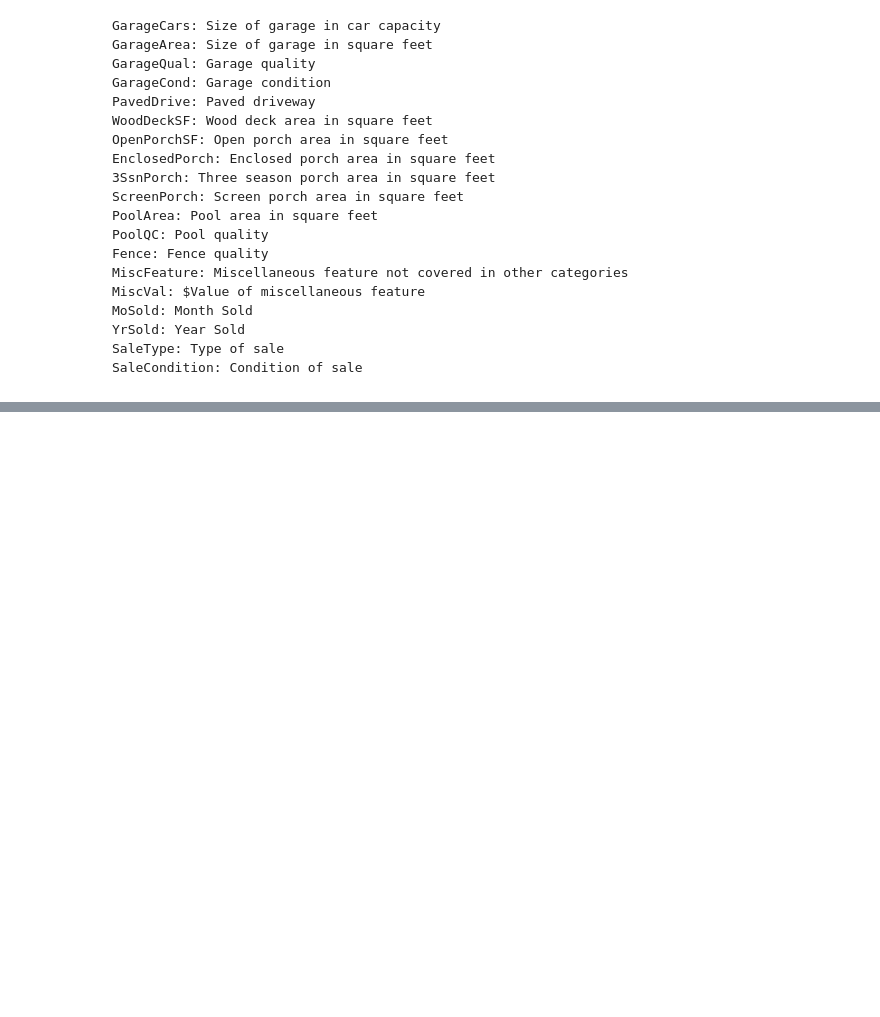
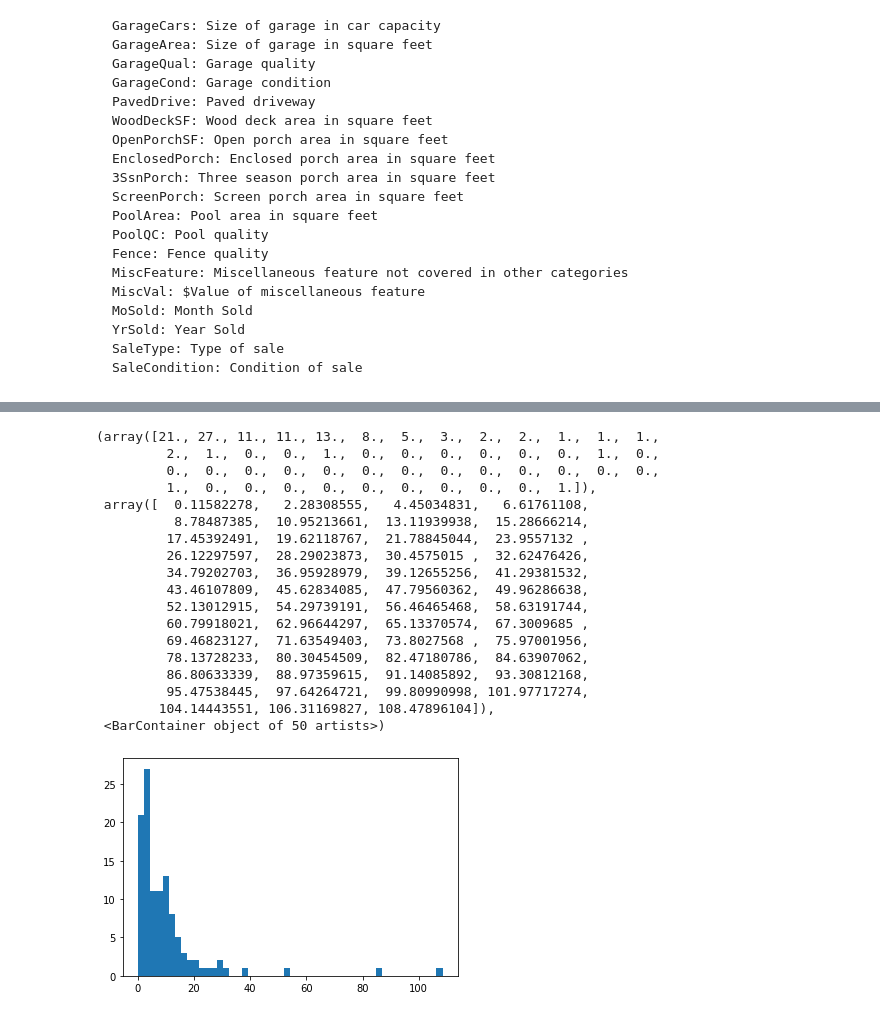
Before and after one commit to cb-ds-1/m3-3-engineering-regression, a Jupyter notebook: workshop.ipynb, the cells around one changed output, grey strips where cells are left out. Drawn from its saved outputs; the diff is of its cells as text; code cells hidden in the pictures; blank space fills up the shorter version.

```diff
--- a/workshop.ipynb
+++ b/workshop.ipynb
@@ -18,3 +132,14 @@ Use whatever tricks you can to best model whether a passenger would survive the
 2. Interpret the coefficients in your model. Which attributes best relate to survival probability? How does this relate to socio-economic characteristics and "real-world" interpretation?
 
 3. Use regularized regression to build a purely predictive model. Can you improve your accuracy? Plot the regularized model against the interpretable model predictions in a regression plot to make your case.
+# %%
+#loading the data
+
+import seaborn as sns
+import pandas as pd
+import statsmodels.api as sm
+import numpy as np
+from sklearn.model_selection import train_test_split
+
+
+df=sns.load_dataset('titanic')
@@ -20,0 +266,21 @@ Use whatever tricks you can to best model whether a passenger would survive the
+# %%
+X=X.astype(float)
+
+reg=sm.OLS(y1,X,cov_type='HC2').fit()
+
+# I drop the columns where the p_value is >0.1 one by one
+#except the constant term
+col_list=[]
+
+reg=sm.OLS(y1, X).fit()
+#while there are p values higher than 0.1
+while len(reg.pvalues.loc[(reg.pvalues>0.1)&(reg.pvalues.index!='const')])!= 0:
+
+    #the column with the highest p values that we will drop
+    col=reg.pvalues.loc[(reg.pvalues==reg.pvalues.max())&(reg.pvalues.index!='const') ].index[0]
+    col_list.append(col)
+    X=X.drop([col],axis=1)
+    reg=sm.OLS(y1, X).fit()
+    print('droped column:',col)
+
+x_test=x_test.drop(col_list,axis=1)
@@ -108,3 +473,9 @@ Here are the features you can use (or engineer into new features!) for your `X`
     YrSold: Year Sold
     SaleType: Type of sale
     SaleCondition: Condition of sale
+# %%
+df=pd.read_csv('data/house_price.csv')
+
+
+import itertools
+from sklearn.preprocessing import PolynomialFeatures
@@ -110,0 +551,26 @@ Here are the features you can use (or engineer into new features!) for your `X`
+# %%
+import matplotlib.pyplot as plt
+
+
+#histogram of E%  iin the prediction of the price
+plt.hist(Error_per,bins=50)
+# %% [output]
+(array([21., 27., 11., 11., 13.,  8.,  5.,  3.,  2.,  2.,  1.,  1.,  1.,
+         2.,  1.,  0.,  0.,  1.,  0.,  0.,  0.,  0.,  0.,  0.,  1.,  0.,
+         0.,  0.,  0.,  0.,  0.,  0.,  0.,  0.,  0.,  0.,  0.,  0.,  0.,
+         1.,  0.,  0.,  0.,  0.,  0.,  0.,  0.,  0.,  0.,  1.]),
+ array([  0.11582278,   2.28308555,   4.45034831,   6.61761108,
+          8.78487385,  10.95213661,  13.11939938,  15.28666214,
+         17.45392491,  19.62118767,  21.78845044,  23.9557132 ,
+         26.12297597,  28.29023873,  30.4575015 ,  32.62476426,
+         34.79202703,  36.95928979,  39.12655256,  41.29381532,
+         43.46107809,  45.62834085,  47.79560362,  49.96286638,
+         52.13012915,  54.29739191,  56.46465468,  58.63191744,
+         60.79918021,  62.96644297,  65.13370574,  67.3009685 ,
+         69.46823127,  71.63549403,  73.8027568 ,  75.97001956,
+         78.13728233,  80.30454509,  82.47180786,  84.63907062,
+         86.80633339,  88.97359615,  91.14085892,  93.30812168,
+         95.47538445,  97.64264721,  99.80990998, 101.97717274,
+        104.14443551, 106.31169827, 108.47896104]),
+ <BarContainer object of 50 artists>)
+[figure, added]
```
Also changed, not shown: parts of 11 cells of this notebook.
